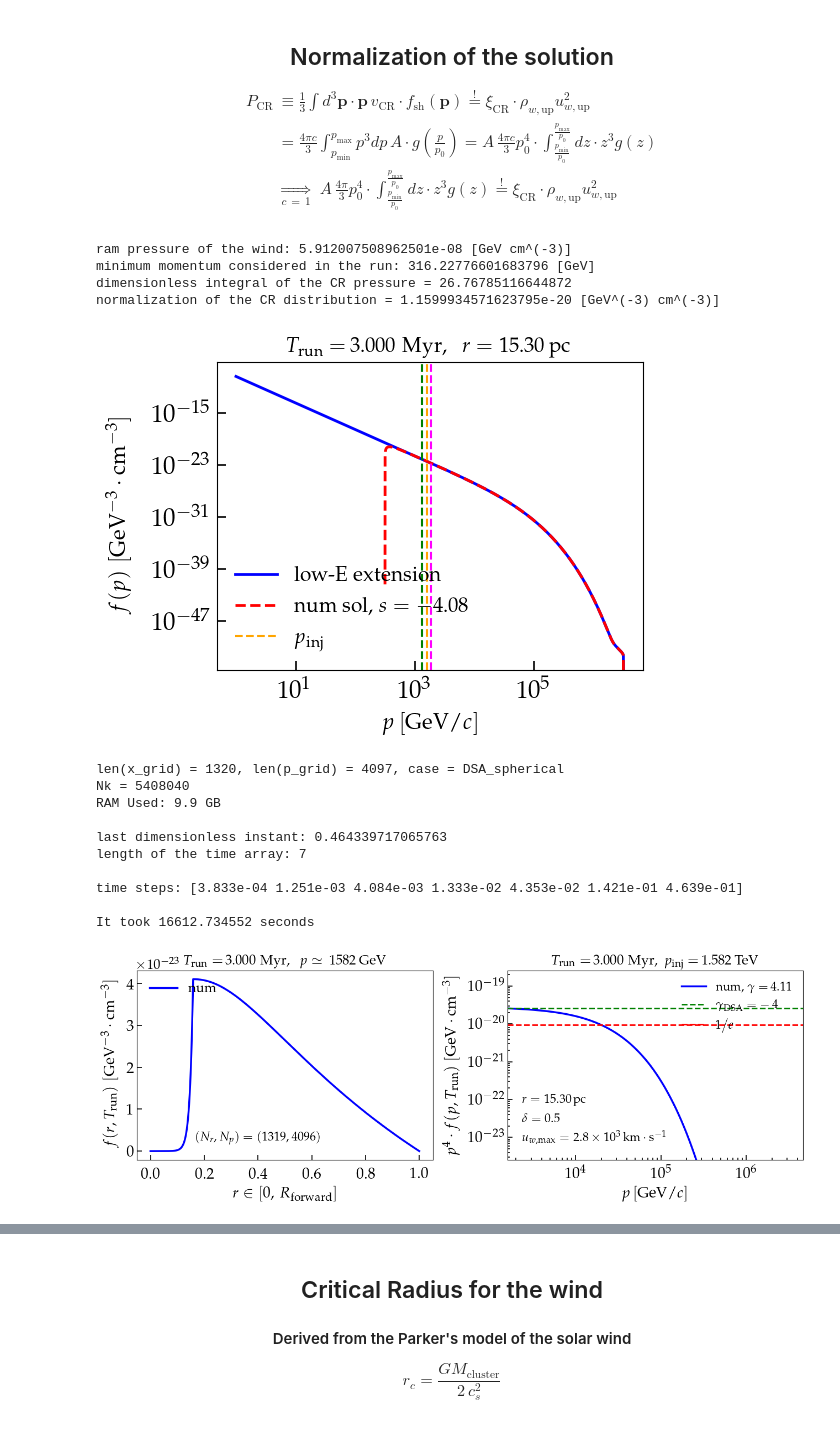
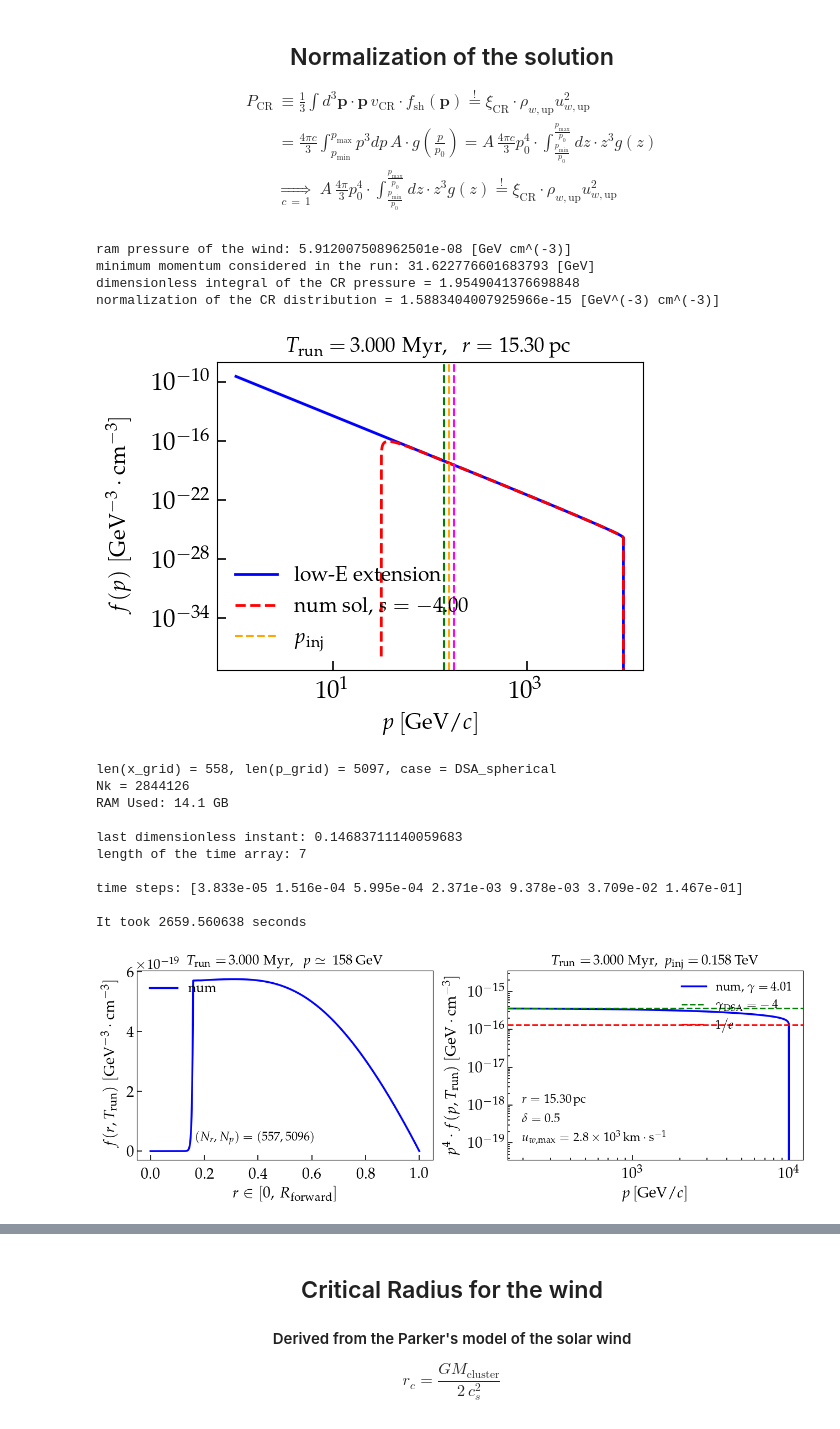
Before and after one commit to ottaviofornieri/StellarClusters, a Jupyter notebook: GitHub_Transport_Radau5Spherical_NonUniformGrid_NonSymmetricShock.ipynb, the cells around one changed output, grey strips where cells are left out. Drawn from its saved outputs; the diff is of its cells as text; code cells hidden in the pictures.

```diff
--- a/GitHub_Transport_Radau5Spherical_NonUniformGrid_NonSymmetricShock.ipynb
+++ b/GitHub_Transport_Radau5Spherical_NonUniformGrid_NonSymmetricShock.ipynb
@@ -274,13 +273,13 @@ n_op = 2                 # number of variables in the PDE
 L = 1.
 
 # momentum grid
-'''
-Np = 5096
-p_grid = np.logspace(start=2., stop=6.5, num=Np+1)       # in [GeV]
+
+Np = 4596
+p_grid = np.logspace(start=1.7, stop=6., num=Np+1)       # in [GeV]
 '''
 Np = 4096
 p_grid = np.logspace(start=2.5, stop=6.5, num=Np+1)       # in [GeV]
-
+'''
 deltap_over_p = [ (p_grid[ip+1] - p_grid[ip]) / p_grid[ip] for ip in range(len(p_grid)-1) ]
 p_lower1 = p_grid[0] / ( 1 + deltap_over_p[0] )           # ghost momentum, lower
 p_higher1 = p_grid[-1] * ( 1 + deltap_over_p[0] )         # ghost momentum, upper
@@ -1116,7 +1115,7 @@ minimum/maximum acceleration timescale: 0.002475706562503375 [Myr] / 0.002475706
 # %%
 # Injection data #
 
-p_injection = p_grid[0]*5      # p_inj at the shock, in [GeV]
+p_injection = p_grid[0]*2      # p_inj at the shock, in [GeV]
 indx_p_inj = np.argmin( abs(p_injection - p_grid) )
 indx_x_inj = shock_index
 x_injection = x_grid[indx_x_inj]
@@ -1652,7 +1649,7 @@ p_array_integral_tot = np.concatenate( (p_lowE, p_grid[indx_p_inj:]) )
 
 # Fit the propagated function #
 def fit_locations(p_fit, a, b):
-    return 10*a * (p_fit / p_grid[0])**(-b)
+    return a * (p_fit / p_grid[0])**(-b)
 
 p_fit_loc = np.logspace(start=np.log10(p_grid[indx_p_inj-points_slope]), stop=np.log10(p_grid[indx_p_inj+points_slope]), num=4)
 p_fit_loc_indx = [np.argmin( abs(p_fit_loc[i] - p_grid) ) for i in range(len(p_fit_loc))]
@@ -1678,37 +1675,37 @@ CR_spectrum_shock = CR_spectrum[indx_x_inj, :]
 integral_CR_pressure = np.trapz( ( p_array_integral_tot/p_grid[0] )**3. * CR_spectrum_shock, p_array_integral_tot/p_grid[0] )
 
 
 
 # factor A, to normalize the CR distribution function
 xi_CR = 0.22
 CR_norm = 3 * xi_CR * ram_pressure_TS_GeV / (4 * np.pi * p_grid[0]**4 * integral_CR_pressure)
 
 
 plt.figure(figsize=(5.5, 4.))
 plot_cosmetics_single()
 
 
 plt.title('$T_{\mathrm{run}} = \,$' + str("{:.3f}".format(t_run_Myr)) + '$\; \mathrm{Myr}, \;\; r = \;$' + str("{:.2f}".format(shock_location*L_ref)) + '$\, \mathrm{pc}$', fontsize=15, pad=8)
 plt.loglog(p_array_integral_tot, CR_norm*CR_spectrum_shock, lw=2., color='blue', label='low-E extension')
 plt.loglog(p_grid, CR_norm*sol[-1, indx_x_inj, :], ls='--', lw=2., color='red', label='num sol, $s=-$' + str("{:.2f}".format( slope_loc[indx_x_inj] )))
 plt.axvline(x=p_grid[indx_p_inj], ls='--', color='orange', label='$p_{\mathrm{inj}}$')
 plt.axvline(x=p_grid[indx_p_inj+points_slope], ls='--', color='magenta')
 plt.axvline(x=p_grid[indx_p_inj-points_slope], ls='--', color='green')
 plt.xlabel('$p \, [\mathrm{GeV}/c]$', fontsize=16)
 plt.ylabel('$f(p) \; [\mathrm{GeV^{-3}} \cdot \mathrm{cm^{-3}}]$', fontsize=16)
 plt.legend(fontsize=15, frameon=False, loc='lower left')
 
 
 print(f'ram pressure of the wind: {ram_pressure_TS_GeV} [GeV cm^(-3)]')
 print(f'minimum momentum considered in the run: {p_grid[0]} [GeV]')
 print(f'dimensionless integral of the CR pressure = {integral_CR_pressure}')
 print(f'normalization of the CR distribution = {CR_norm} [GeV^(-3) cm^(-3)]')
 # %% [output]
 ram pressure of the wind: 5.912007508962501e-08 [GeV cm^(-3)]
-minimum momentum considered in the run: 316.22776601683796 [GeV]
-dimensionless integral of the CR pressure = 26.76785116644872
-normalization of the CR distribution = 1.1599934571623795e-20 [GeV^(-3) cm^(-3)]
+minimum momentum considered in the run: 31.622776601683793 [GeV]
+dimensionless integral of the CR pressure = 1.9549041376698848
+normalization of the CR distribution = 1.5883404007925966e-15 [GeV^(-3) cm^(-3)]
-[figure, old version]
+[figure, new version]
 # %%
 ## Block to plot the last snapshot, solution multiplied by p^4 ##
 
@@ -1766,17 +1763,17 @@ print ('It took', runtime, "seconds")
 
 plt.savefig(dirName + 'LastSnapshot_p4_deltadiff=' + str(delta_diff) + '.pdf',format='pdf',bbox_inches='tight', dpi=200)
 # %% [output]
-len(x_grid) = 1320, len(p_grid) = 4097, case = DSA_spherical
-Nk = 5408040
-RAM Used: 9.9 GB
+len(x_grid) = 558, len(p_grid) = 5097, case = DSA_spherical
+Nk = 2844126
+RAM Used: 14.1 GB
 
-last dimensionless instant: 0.464339717065763
+last dimensionless instant: 0.14683711140059683
 length of the time array: 7
 
-time steps: [3.833e-04 1.251e-03 4.084e-03 1.333e-02 4.353e-02 1.421e-01 4.639e-01]
+time steps: [3.833e-05 1.516e-04 5.995e-04 2.371e-03 9.378e-03 3.709e-02 1.467e-01]
 
-It took 16612.734552 seconds
+It took 2659.560638 seconds
-[figure, old version]
+[figure, new version]
 # %%
 ## Block to plot the spatial solution at different energies ##
 
```
Also changed, not shown: parts of 19 cells of this notebook, 32 other files.
